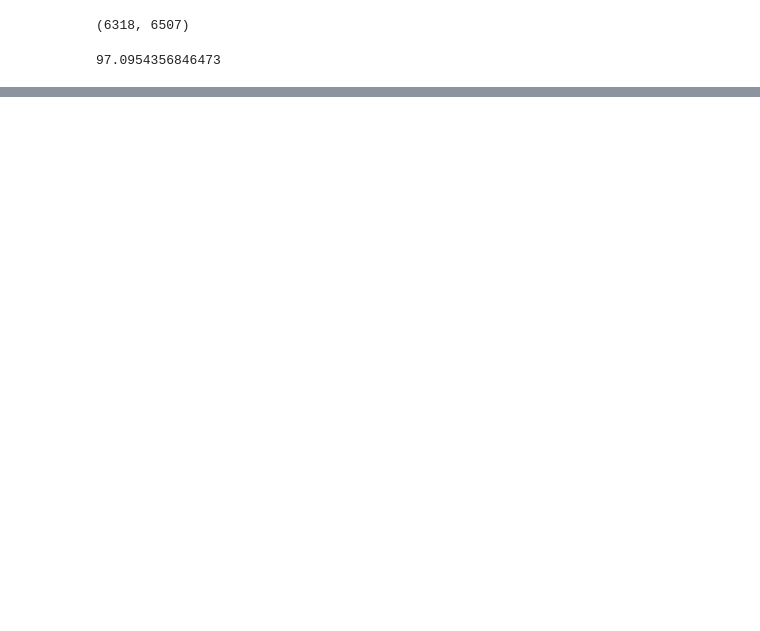
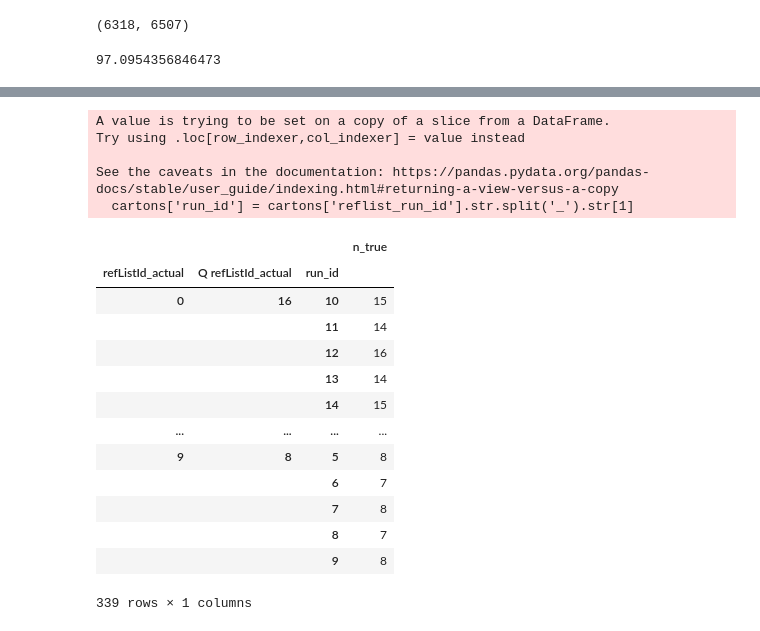
Before and after one commit to oceanelinxi/Projet_RFID, a Jupyter notebook: MLRFID_Projet_S8.ipynb, the cells around one changed output, grey strips where cells are left out. Cells and saved outputs as stored; diff of their text form; code cells hidden in the pictures; blank space fills up the shorter version.

```diff
--- a/MLRFID_Projet_S8.ipynb
+++ b/MLRFID_Projet_S8.ipynb
@@ -500,0 +526,13 @@ accur
+# %%
+cartons['run_id'] = cartons['reflist_run_id'].str.split('_').str[1]
+#percent = cartons.groupby(['pred_box', 'Q refListId_actual'])['n_true'].sum()
+# %% [output]
+A value is trying to be set on a copy of a slice from a DataFrame.
+Try using .loc[row_indexer,col_indexer] = value instead
+
+See the caveats in the documentation: https://pandas.pydata.org/pandas-docs/stable/user_guide/indexing.html#returning-a-view-versus-a-copy
+  cartons['run_id'] = cartons['reflist_run_id'].str.split('_').str[1]
+# %%
+pred1 = cartons[['refListId_actual','reflist_run_id','Q refListId_actual','n_true','run_id']].groupby(['refListId_actual','Q refListId_actual','run_id'])['n_true'].sum()
+pred2 = cartons[['refListId_actual','run_id','pred_ana_bool']].groupby(['refListId_actual','run_id']).count()
+#pred1.merge(pred2 on
@@ -500,0 +542,17 @@ accur
+# %%
+pd.DataFrame(pred1)
+# %% [output]
+|  |  |  | n_true |
+| refListId_actual | Q refListId_actual | run_id |  |
+| 0 | 16 | 10 | 15 |
+|  |  | 11 | 14 |
+|  |  | 12 | 16 |
+|  |  | 13 | 14 |
+|  |  | 14 | 15 |
+| ... | ... | ... | ... |
+| 9 | 8 | 5 | 8 |
+|  |  | 6 | 7 |
+|  |  | 7 | 8 |
+|  |  | 8 | 7 |
+|  |  | 9 | 8 |
+339 rows × 1 columns
```
Also changed, not shown: parts of 10 cells of this notebook, 1 other file.
